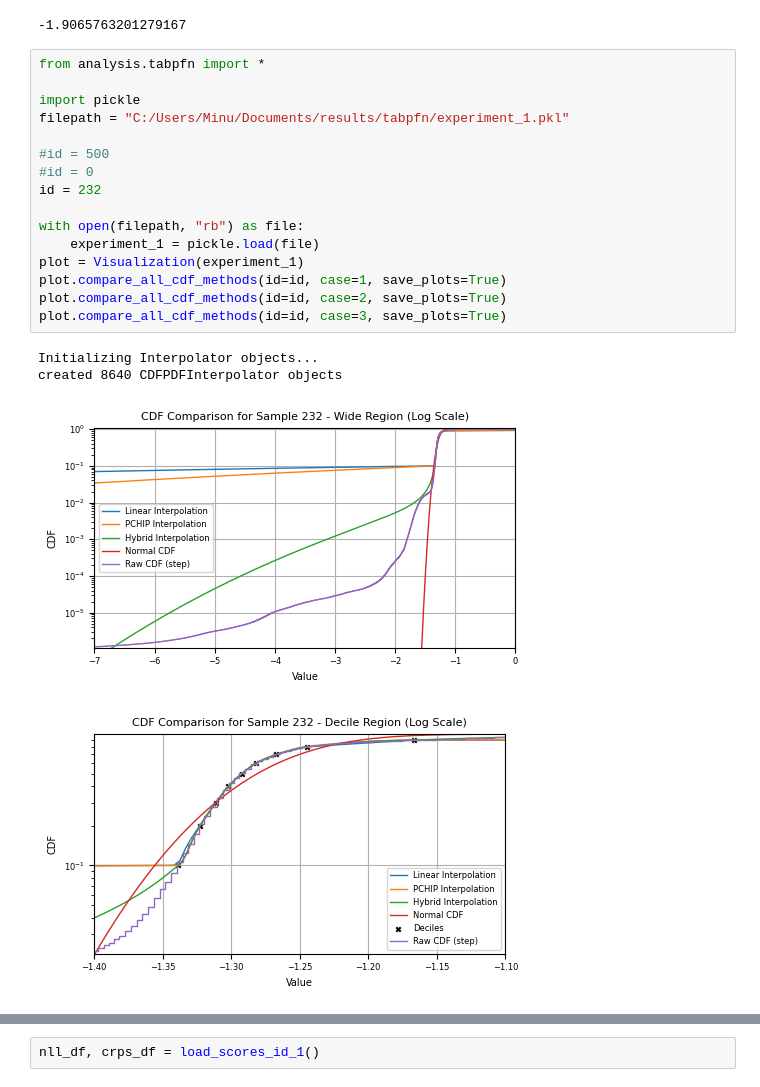
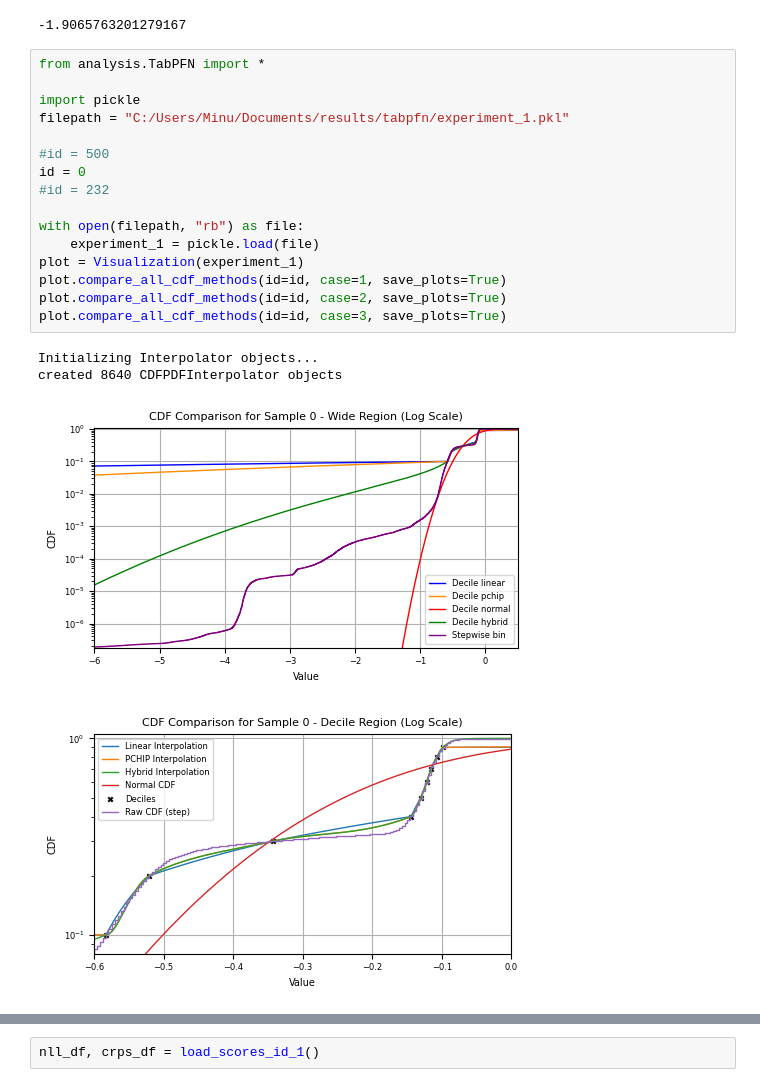
Before and after one commit to Manuel3567/master-thesis, a Jupyter notebook: notebooks/022_models.ipynb, the cells around one changed output, grey strips where cells are left out. Drawn from its saved outputs; the diff is of its cells as text.

```diff
--- a/notebooks/022_models.ipynb
+++ b/notebooks/022_models.ipynb
@@ -1924,23 +2122,23 @@ experiment_1.y_validation[232]
 # %% [output]
 -1.9065763201279167
 # %%
-from analysis.tabpfn import *
+from analysis.TabPFN import *
 
 import pickle
 filepath = "C:/Users/Minu/Documents/results/tabpfn/experiment_1.pkl"
 
 #id = 500
-#id = 0
-id = 232
+id = 0
+#id = 232
 
 with open(filepath, "rb") as file:
     experiment_1 = pickle.load(file)
 plot = Visualization(experiment_1)
 plot.compare_all_cdf_methods(id=id, case=1, save_plots=True)
 plot.compare_all_cdf_methods(id=id, case=2, save_plots=True)
 plot.compare_all_cdf_methods(id=id, case=3, save_plots=True)
 # %% [output]
 Initializing Interpolator objects...
 created 8640 CDFPDFInterpolator objects
-[figure, old version]
+[figure, new version]
-[figure, old version]
+[figure, new version]
```
Also changed, not shown: parts of 32 cells of this notebook.
